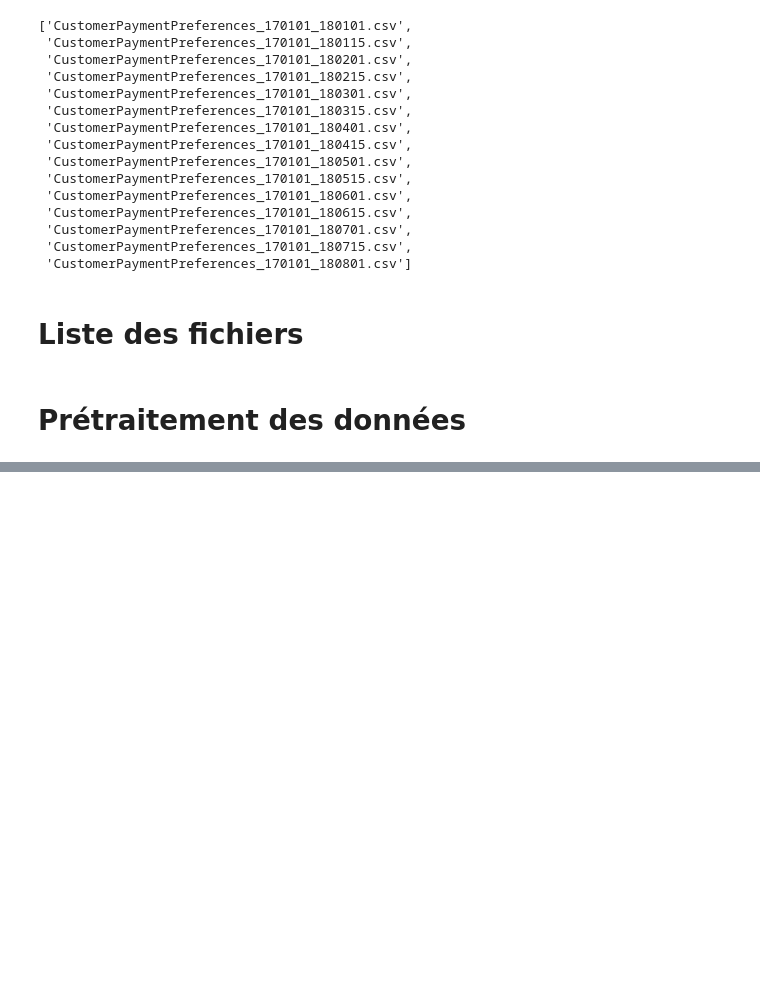
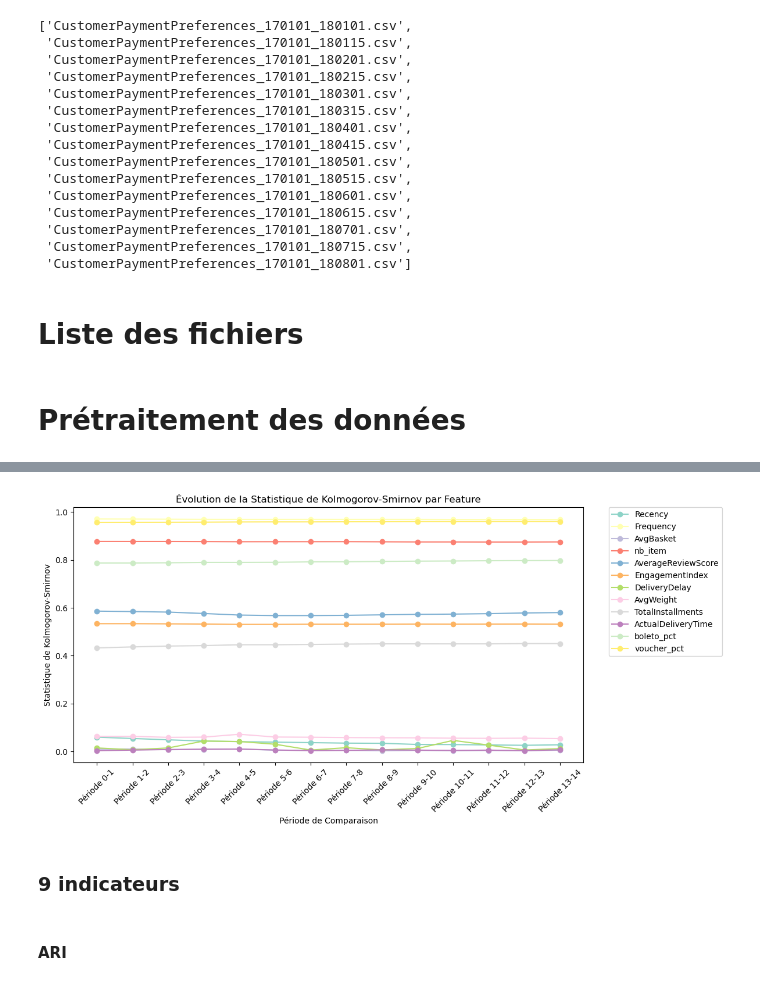
Before and after one commit to Stely-data/OC-Projet-5, a Jupyter notebook: Deveau_Estelle_4_notebook_simulation_032024.ipynb, the cells around one changed output, grey strips where cells are left out. Drawn from its saved outputs; the diff is of its cells as text; code cells hidden in the pictures; blank space fills up the shorter version.

```diff
--- a/Deveau_Estelle_4_notebook_simulation_032024.ipynb
+++ b/Deveau_Estelle_4_notebook_simulation_032024.ipynb
@@ -276,7 +318,3 @@ def ari_calc(customer_files, payment_files, featurelist):
             ari_scores.append(ari)
 
     return ari_scores
-# %%
-# liste des features
-features = [ 'Recency', 'Frequency', 'AvgBasket', 'nb_item', 'AverageReviewScore', 'EngagementIndex', 'ActualDeliveryTime',
-               'EstimatedActualDifference', 'AvgWeight', 'TotalInstallments', 'boleto_pct', 'voucher_pct']
@@ -282,0 +399,39 @@ features = [ 'Recency', 'Frequency', 'AvgBasket', 'nb_item', 'AverageReviewScore
+# %%
+ks_results_all_periods = []
+
+for i in range(len(data_customer) - 1):
+    ks_results = ks_analysis_between_periods(data_customer[i],
+                                             data_payment[i],
+                                             data_customer[i+1],
+                                             data_payment[i+1],
+                                             features)
+    ks_results_all_periods.append(ks_results)
+# %%
+# Affichage de l'evolution KS
+plt.figure(figsize=(12, 6))
+
+# Nombre de périodes à comparer (nombre de tests KS réalisés)
+n_periods = len(ks_results_all_periods)
+
+palette = sns.color_palette('Set3', n_colors=len(features))
+
+# Pour chaque feature, tracer les statistiques KS
+for i, feature in enumerate(features):
+    ks_statistics = [result[feature]['ks_statistic']
+                     for result in ks_results_all_periods]
+    plt.plot(range(n_periods), ks_statistics,
+             marker='o', linestyle='-',
+             label=feature, color=palette[i])
+
+plt.xticks(range(n_periods), [f'Période {i}-{i+1}'
+                              for i in range(n_periods)], rotation=45)
+plt.xlabel('Période de Comparaison')
+plt.ylabel('Statistique de Kolmogorov-Smirnov')
+plt.title('Évolution de la Statistique de Kolmogorov-Smirnov par Feature')
+plt.legend(bbox_to_anchor=(1.05, 1), loc='upper left', borderaxespad=0.)
+plt.tight_layout()
+plt.show()
+# %% [output]
+[figure, added]
+# %% [markdown]
+### 9 indicateurs
@@ -282,0 +443,2 @@ features = [ 'Recency', 'Frequency', 'AvgBasket', 'nb_item', 'AverageReviewScore
+# %% [markdown]
+#### ARI
```
Also changed, not shown: parts of 52 cells of this notebook.
